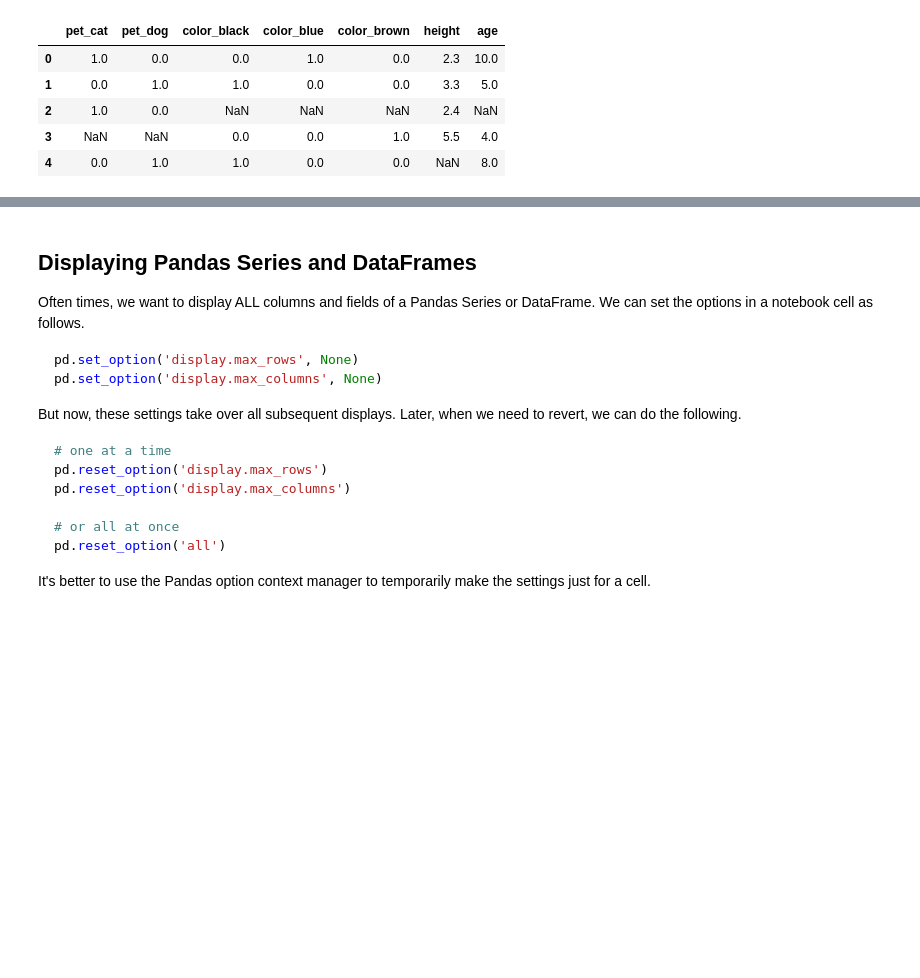
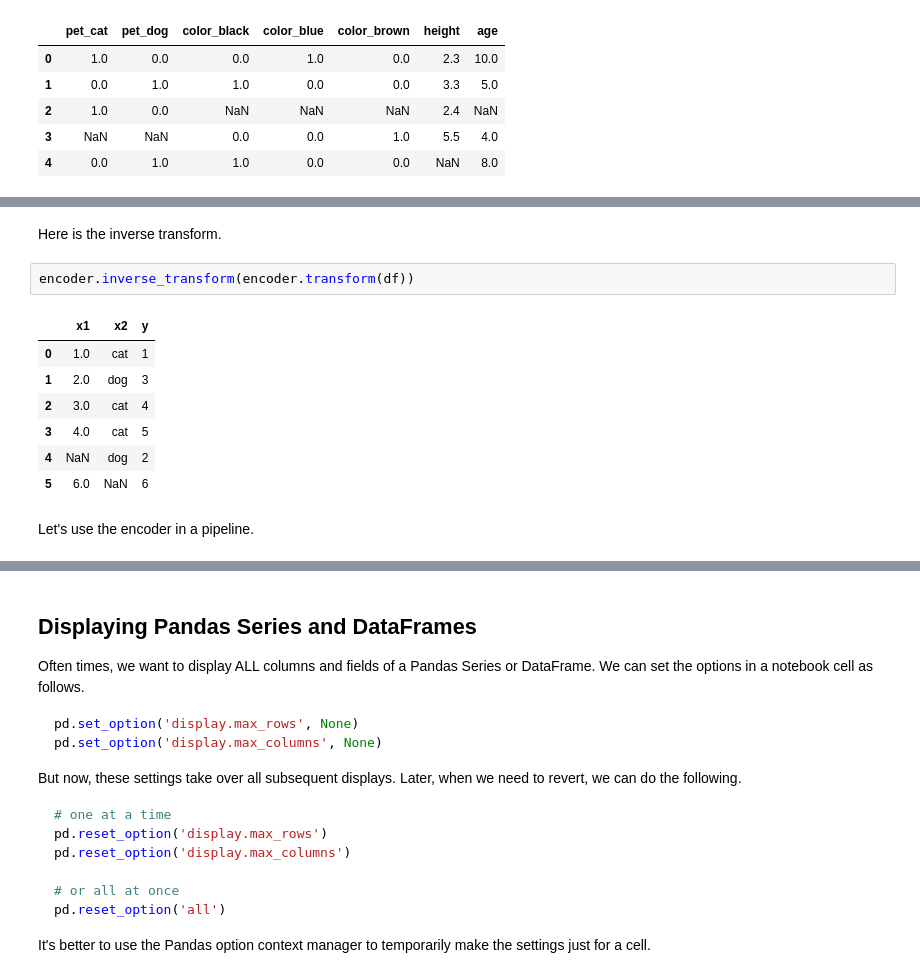
Before and after one commit to oneoffcoder/books, a Jupyter notebook: sphinx/scikit-intro/source/tips.ipynb, the cells around one changed output, grey strips where cells are left out. Saved outputs shown, nothing was run; the diff lists cells and outputs as text; blank space fills up the shorter version.

```diff
--- a/sphinx/scikit-intro/source/tips.ipynb
+++ b/sphinx/scikit-intro/source/tips.ipynb
@@ -295,0 +384,14 @@ pipeline.fit_transform(df)
+# %% [markdown]
+Here is the inverse transform.
+# %%
+encoder.inverse_transform(encoder.transform(df))
+# %% [output]
+|  | x1 | x2 | y |
+| 0 | 1.0 | cat | 1 |
+| 1 | 2.0 | dog | 3 |
+| 2 | 3.0 | cat | 4 |
+| 3 | 4.0 | cat | 5 |
+| 4 | NaN | dog | 2 |
+| 5 | 6.0 | NaN | 6 |
+# %% [markdown]
+Let's use the encoder in a pipeline.
```
Also changed, not shown: parts of 21 cells of this notebook.
